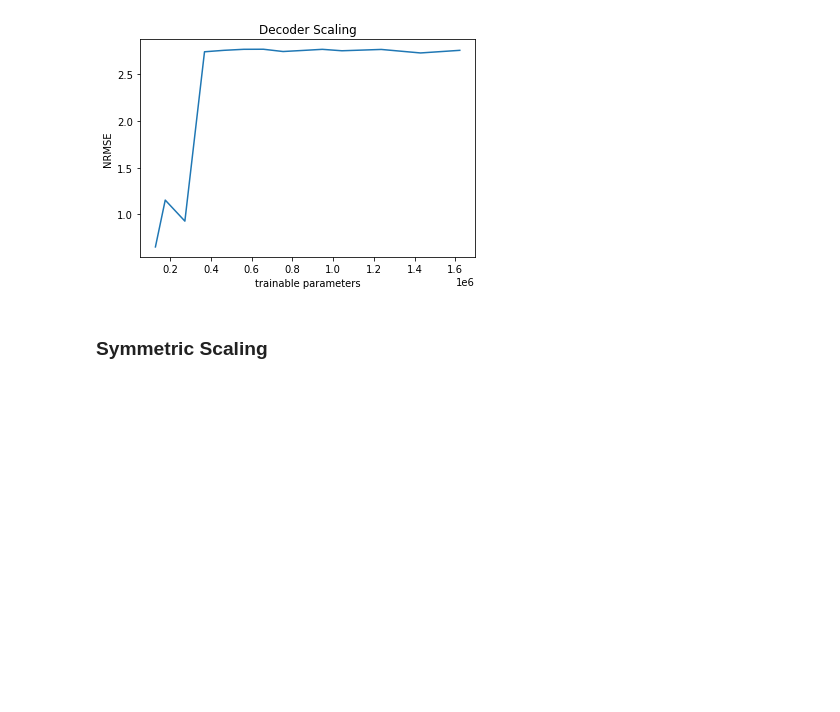
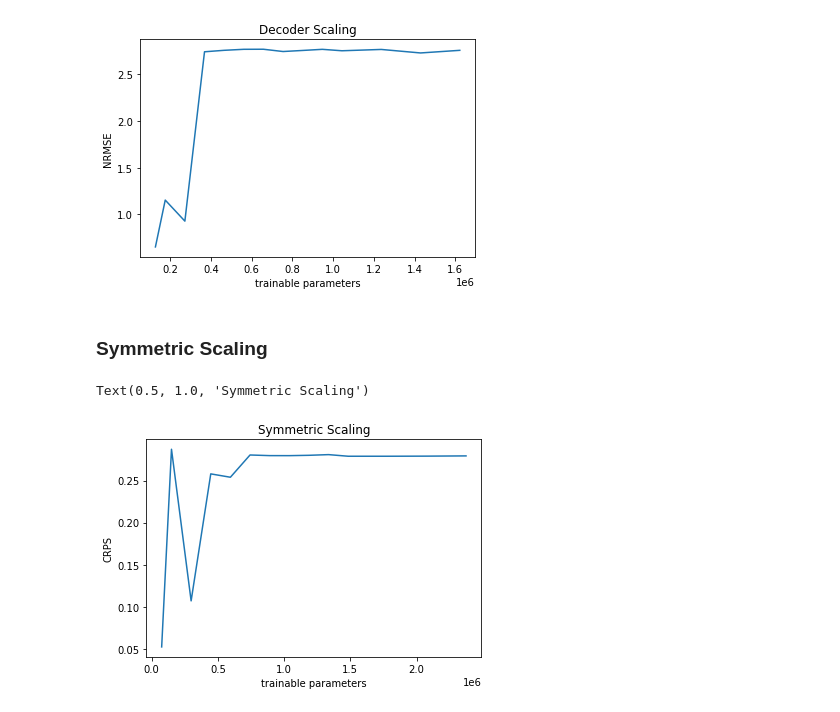
Before and after one commit to kashif/pytorch-transformer-ts, a Jupyter notebook: transformer/scaling.ipynb, the cells around one changed output. Saved outputs shown, nothing was run; the diff lists cells and outputs as text; code cells hidden in the pictures; blank space fills up the shorter version.

Commit message:
sym scaling

```diff
--- a/transformer/scaling.ipynb
+++ b/transformer/scaling.ipynb
@@ -253,10 +253,21 @@ for layer in layers:
     evaluator = Evaluator()
     agg_metrics, _ = evaluator(iter(tss), iter(forecasts))
     agg_metrics["trainable_parameters"] = summarize(estimator.create_lightning_module()).trainable_parameters
-    sym_metrics.append(agg_metrics.copy())\
+    sym_metrics.append(agg_metrics.copy())
 
 with open("elec_sym_metrics.pkl", "wb") as fp:
     pickle.dump(sym_metrics, fp)
 # %%
 with open("elec_sym_metrics.pkl", "rb") as fp:
     sym_metrics = pickle.load(fp)
+# %%
+plt.plot(
+    [metrics["trainable_parameters"] for metrics in sym_metrics],
+    [metrics["mean_wQuantileLoss"] for metrics in sym_metrics],
+)
+plt.xlabel("trainable parameters")
+plt.ylabel("CRPS")
+plt.title("Symmetric Scaling")
+# %% [output]
+Text(0.5, 1.0, 'Symmetric Scaling')
+[figure, added]
```
Also changed, not shown: parts of 2 cells of this notebook.
